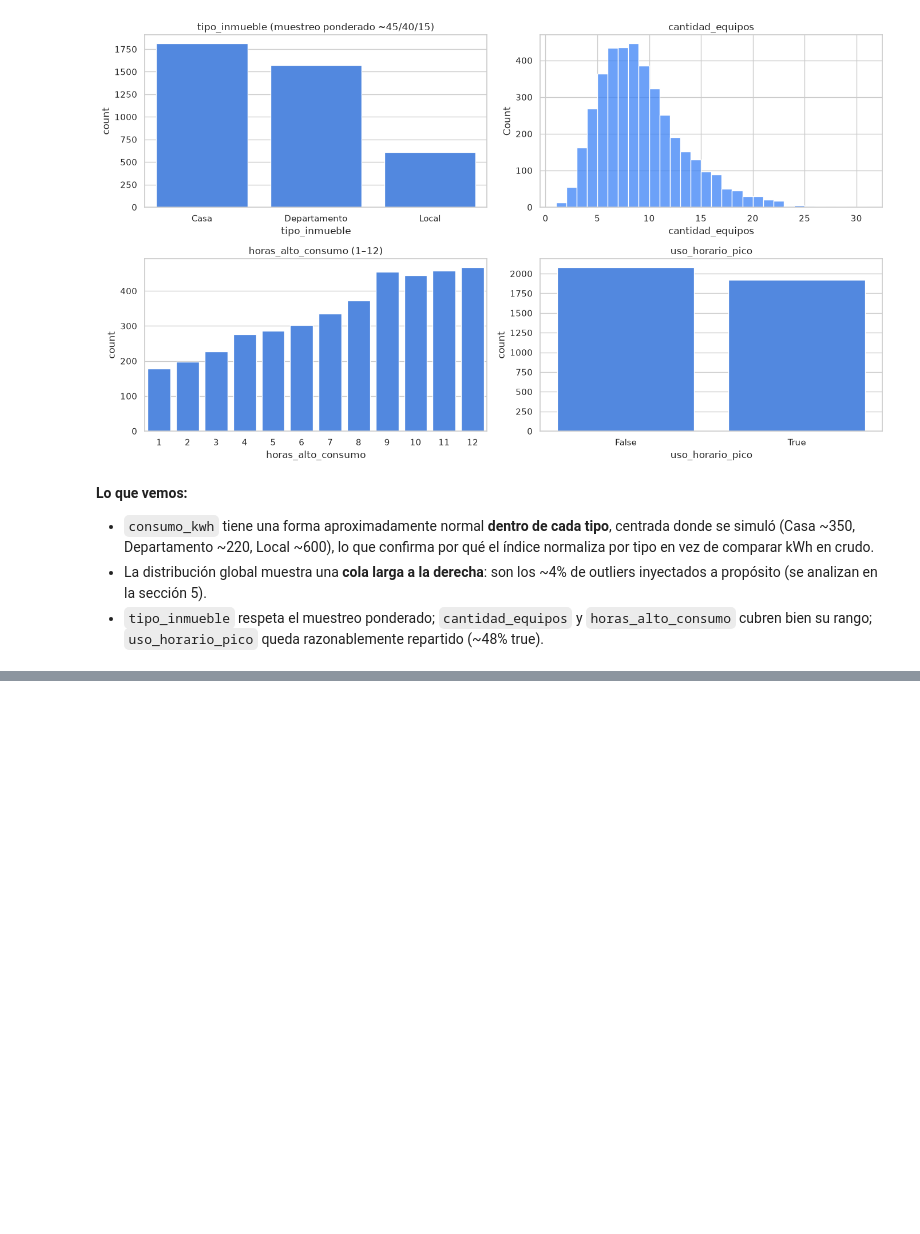
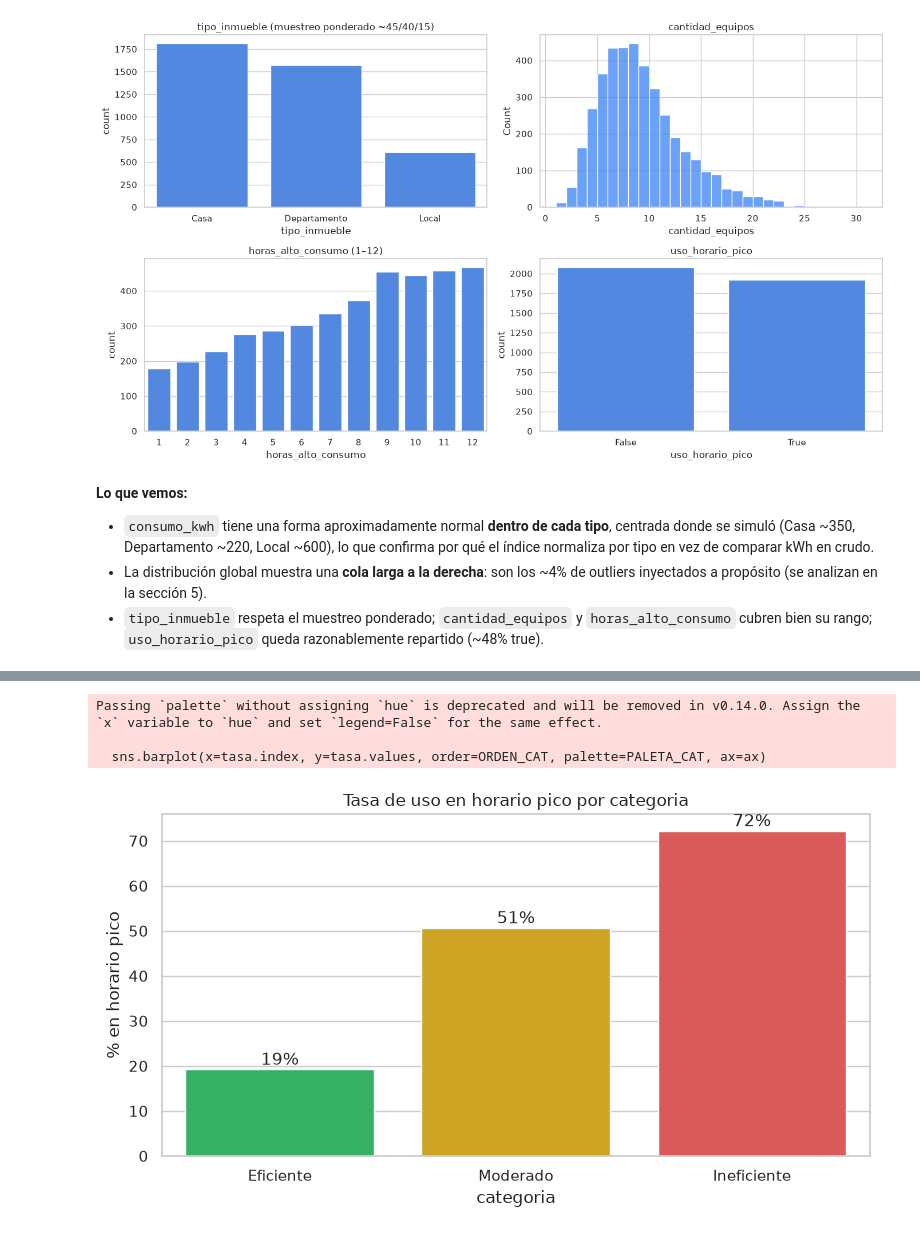
Before and after one commit to No-Country-simulation/G9-LATAM-Team-36, a Jupyter notebook: data-science/notebooks/01_eda_y_criterios.ipynb, the cells around one changed output, grey strips where cells are left out. Drawn from its saved outputs; the diff is of its cells as text; code cells hidden in the pictures; blank space fills up the shorter version.

```diff
--- a/data-science/notebooks/01_eda_y_criterios.ipynb
+++ b/data-science/notebooks/01_eda_y_criterios.ipynb
@@ -168,0 +187,16 @@ plt.show()
+# %%
+# Tasa de uso en horario pico por categoria
+tasa = df.groupby("categoria", observed=True)["uso_horario_pico"].mean() * 100
+fig, ax = plt.subplots(figsize=(8, 4.5))
+sns.barplot(x=tasa.index, y=tasa.values, order=ORDEN_CAT, palette=PALETA_CAT, ax=ax)
+for i, v in enumerate(tasa.reindex(ORDEN_CAT).values):
+    ax.text(i, v + 1, f"{v:.0f}%", ha="center")
+ax.set_ylabel("% en horario pico")
+ax.set_title("Tasa de uso en horario pico por categoria")
+plt.tight_layout()
+plt.show()
+# %% [output]
+Passing `palette` without assigning `hue` is deprecated and will be removed in v0.14.0. Assign the `x` variable to `hue` and set `legend=False` for the same effect.
+
+  sns.barplot(x=tasa.index, y=tasa.values, order=ORDEN_CAT, palette=PALETA_CAT, ax=ax)
+[figure, added]
```
Also changed, not shown: parts of 7 cells of this notebook.
